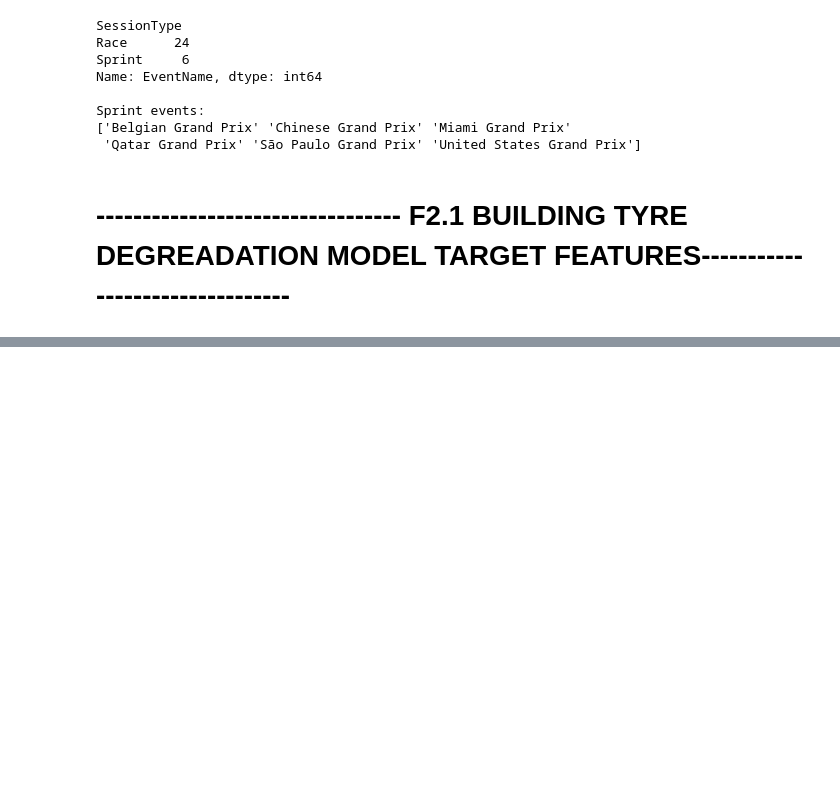
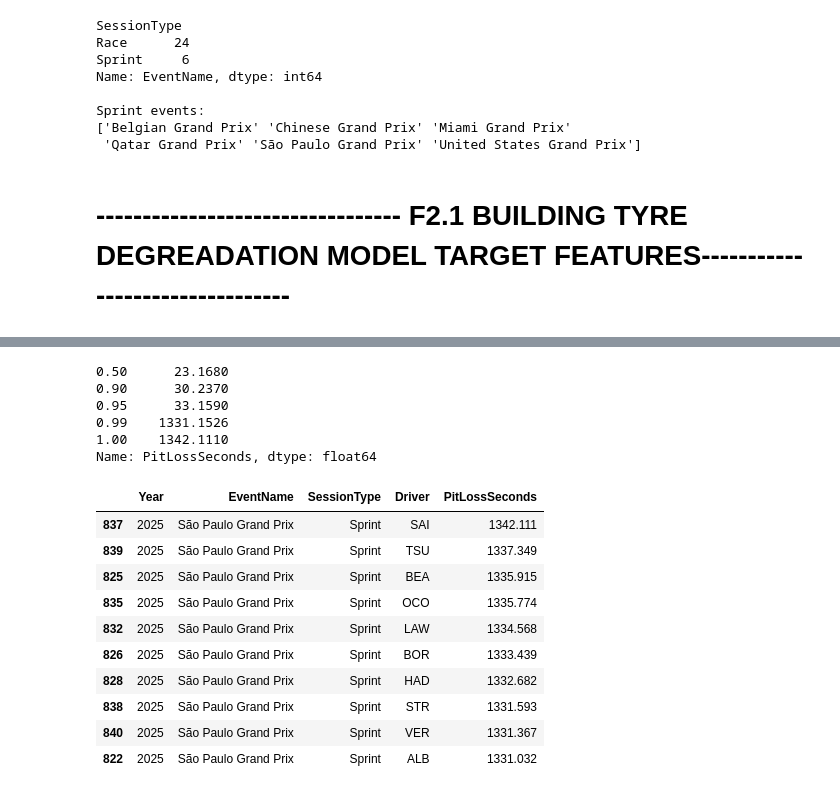
Before and after one commit to mohammedDhinojwala/f1-ai-race-strategy, a Jupyter notebook: notebooks/01_data_investigation.ipynb, the cells around one changed output, grey strips where cells are left out. Cells and saved outputs as stored; diff of their text form; code cells hidden in the pictures; blank space fills up the shorter version.

```diff
--- a/notebooks/01_data_investigation.ipynb
+++ b/notebooks/01_data_investigation.ipynb
@@ -9056,0 +9623,30 @@ Sprint events:
+# %%
+print(
+    pit_durations["PitLossSeconds"]
+    .quantile([0.50, 0.90, 0.95, 0.99, 1.00])
+)
+
+display(
+    pit_durations.nlargest(
+        10, "PitLossSeconds"
+    )[["Year", "EventName", "SessionType",
+       "Driver", "PitLossSeconds"]]
+)
+# %% [output]
+0.50      23.1680
+0.90      30.2370
+0.95      33.1590
+0.99    1331.1526
+1.00    1342.1110
+Name: PitLossSeconds, dtype: float64
+|  | Year | EventName | SessionType | Driver | PitLossSeconds |
+| 837 | 2025 | São Paulo Grand Prix | Sprint | SAI | 1342.111 |
+| 839 | 2025 | São Paulo Grand Prix | Sprint | TSU | 1337.349 |
+| 825 | 2025 | São Paulo Grand Prix | Sprint | BEA | 1335.915 |
+| 835 | 2025 | São Paulo Grand Prix | Sprint | OCO | 1335.774 |
+| 832 | 2025 | São Paulo Grand Prix | Sprint | LAW | 1334.568 |
+| 826 | 2025 | São Paulo Grand Prix | Sprint | BOR | 1333.439 |
+| 828 | 2025 | São Paulo Grand Prix | Sprint | HAD | 1332.682 |
+| 838 | 2025 | São Paulo Grand Prix | Sprint | STR | 1331.593 |
+| 840 | 2025 | São Paulo Grand Prix | Sprint | VER | 1331.367 |
+| 822 | 2025 | São Paulo Grand Prix | Sprint | ALB | 1331.032 |
```
Also changed, not shown: parts of 39 cells of this notebook.
